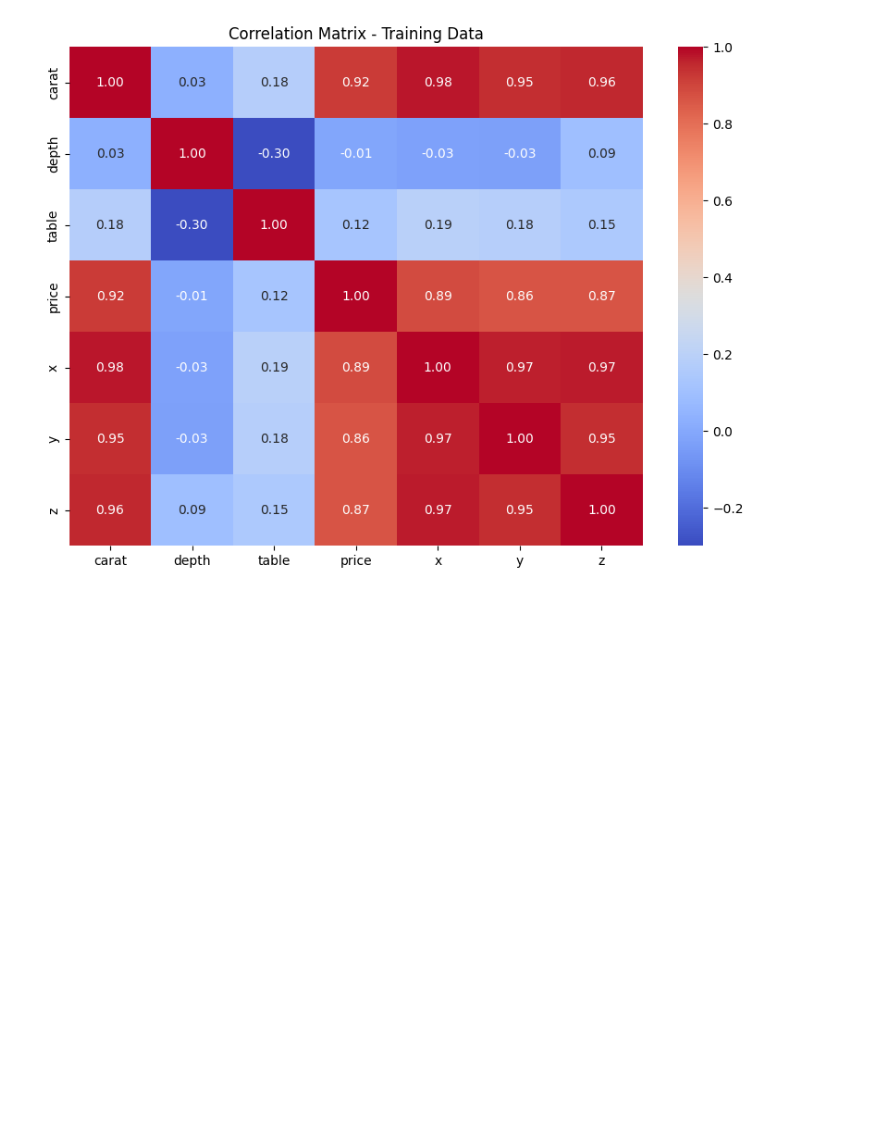
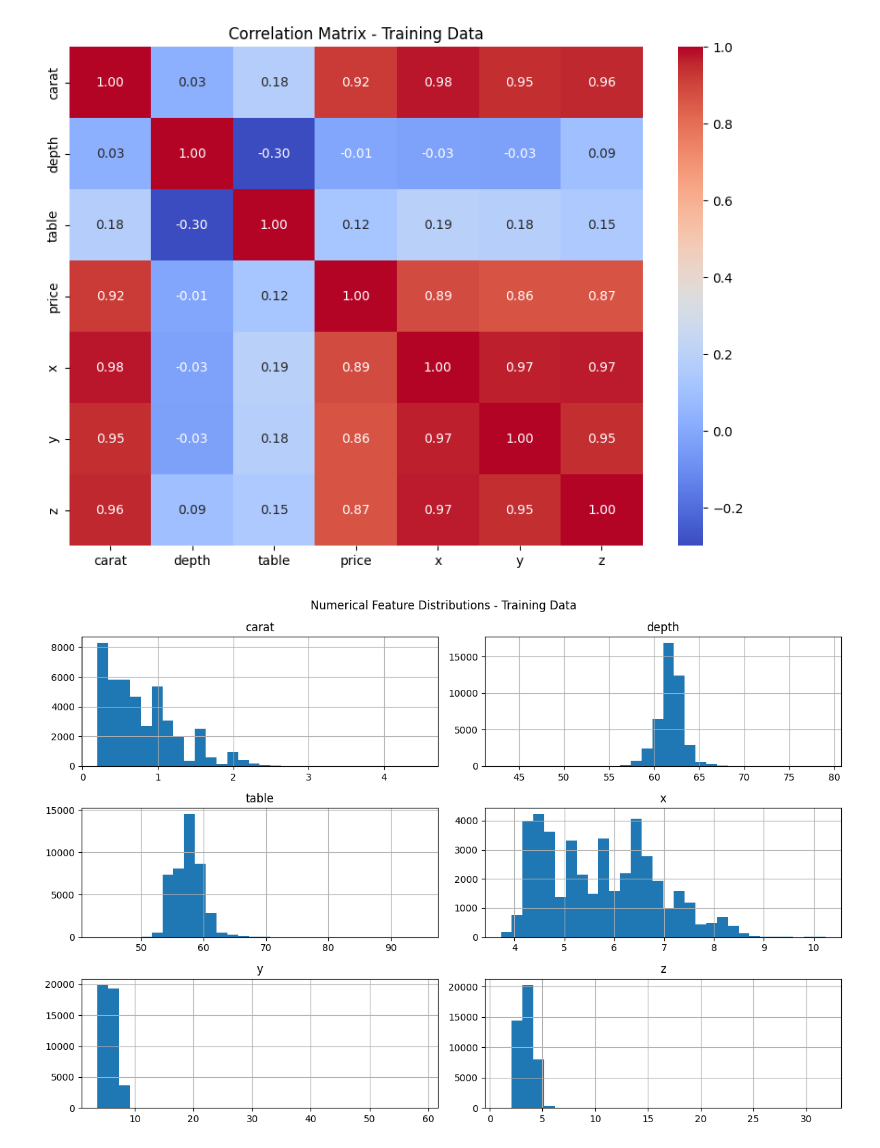
Before and after one commit to bigkidsam/Diamond_Price_Prediction, a Jupyter notebook: backend/main.ipynb, the cells around one changed output. Drawn from its saved outputs; the diff is of its cells as text; code cells hidden in the pictures; blank space fills up the shorter version.

Commit message:
Exploratory Data Analysis

```diff
--- a/backend/main.ipynb
+++ b/backend/main.ipynb
@@ -452,3 +452,24 @@ plt.title('Correlation Matrix - Training Data')
 plt.show()
 # %% [output]
 [figure]
+# %%
+
+numeric_features = [
+    'carat',
+    'depth',
+    'table',
+    'x',
+    'y',
+    'z'
+]
+
+train_data[numeric_features].hist(
+    figsize=(12, 8),
+    bins=30
+)
+
+plt.suptitle('Numerical Feature Distributions - Training Data')
+plt.tight_layout()
+plt.show()
+# %% [output]
+[figure, added]
```
Also changed, not shown: parts of 1 cell of this notebook.
